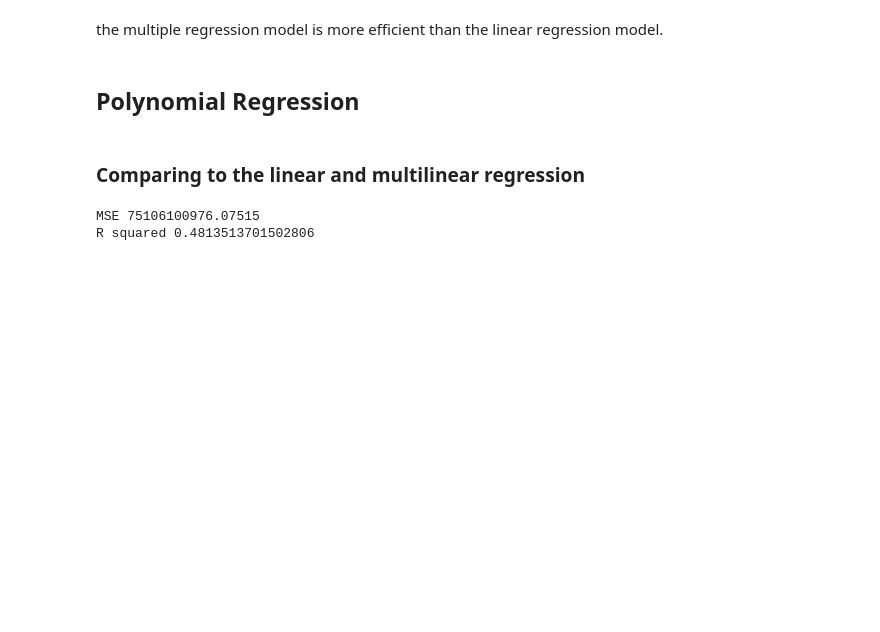
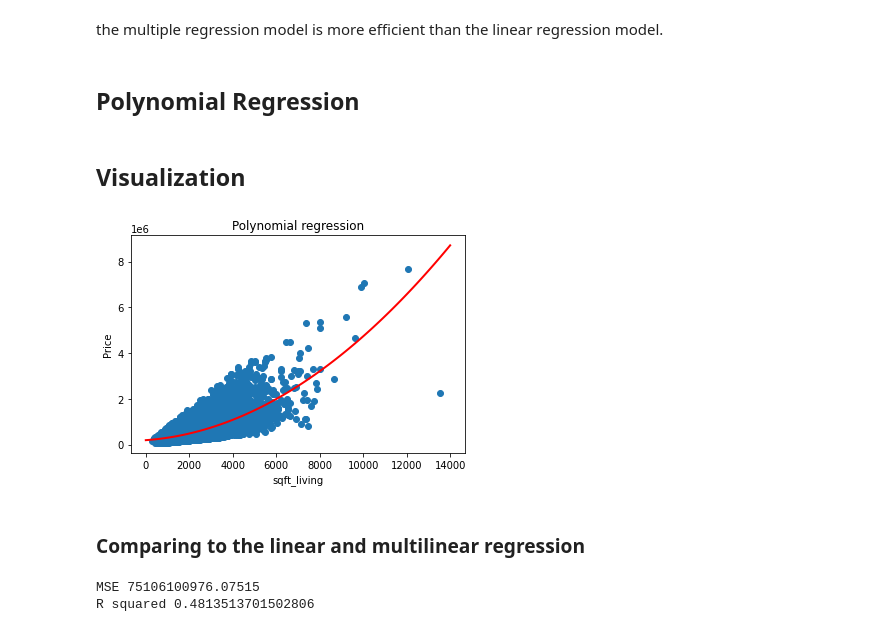
Before and after one commit to abdelhakBenamirouche/SIC, a Jupyter notebook: Regression_Checkpoint_Abdelhak.ipynb, the cells around one changed output. Drawn from its saved outputs; the diff is of its cells as text; code cells hidden in the pictures; blank space fills up the shorter version.

```diff
--- a/Regression_Checkpoint_Abdelhak.ipynb
+++ b/Regression_Checkpoint_Abdelhak.ipynb
@@ -236,6 +236,23 @@ model.fit(X_train_fit, y_train.reshape(-1,1))
 
 X_test_ = poly.fit_transform(X_test.reshape(-1,1))
 predicted = model.predict(X_test_)
+# %% [markdown]
+## Visualization
+# %%
+import numpy as np
+
+mymodel = np.poly1d(np.polyfit(X, y, 2))
+
+myline = np.linspace(1, 14000, 100)
+
+plt.scatter(X, y)
+plt.title("Polynomial regression")
+plt.ylabel("Price")
+plt.xlabel("sqft_living")
+plt.plot(myline, mymodel(myline), color = "r", linewidth = 2)
+plt.show()
+# %% [output]
+[figure, added]
 # %% [markdown]
 ### Comparing to the linear and multilinear regression
 # %%
```
